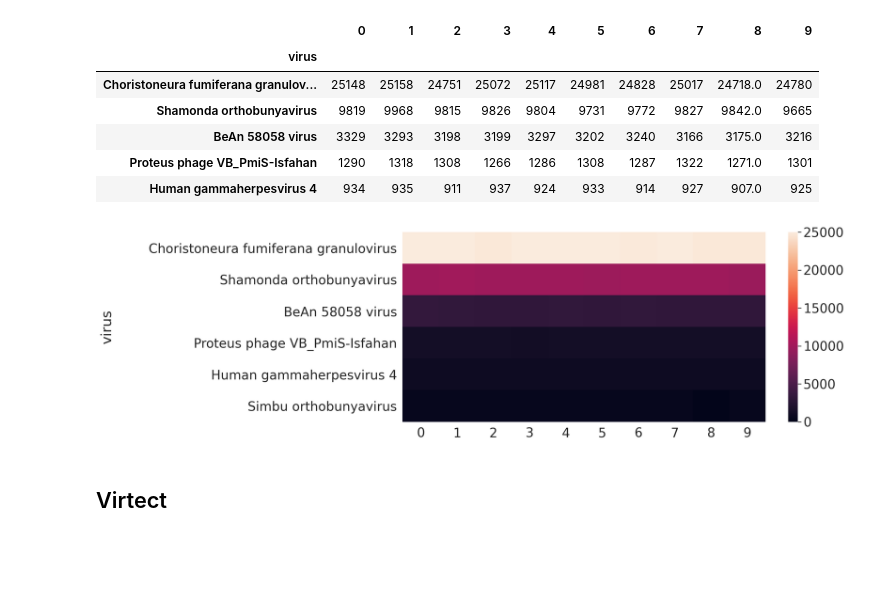
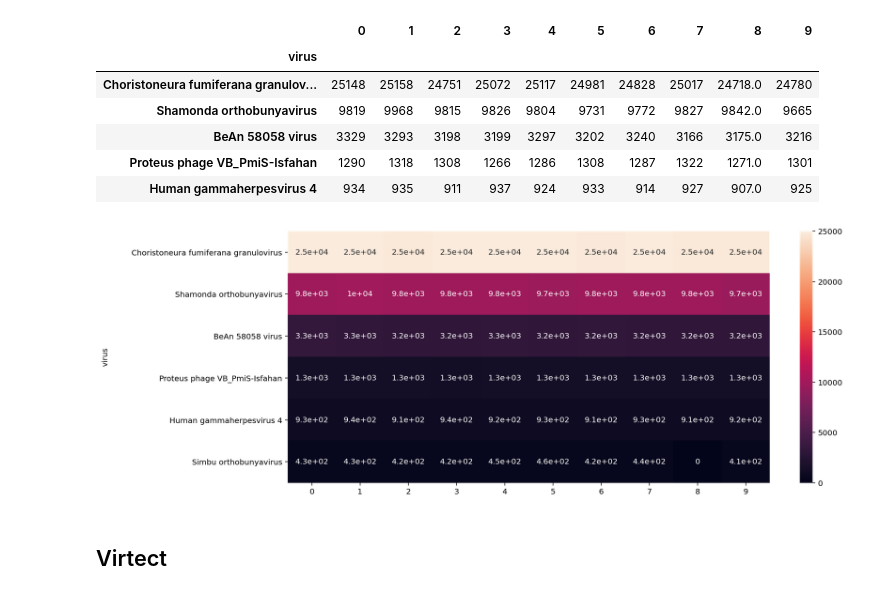
Before and after one commit to yyoshiaki/VIRTUS_Manuscript, a Jupyter notebook: EB_PNAS/benchmark/benchmark.ipynb, the cells around one changed output. Saved outputs shown, nothing was run; the diff lists cells and outputs as text; code cells hidden in the pictures; blank space fills up the shorter version.

```diff
--- a/EB_PNAS/benchmark/benchmark.ipynb
+++ b/EB_PNAS/benchmark/benchmark.ipynb
@@ -19,6 +19,8 @@ list_samples = [str(i) for i in range(10)]
 list_samples
 # %% [output]
 ['0', '1', '2', '3', '4', '5', '6', '7', '8', '9']
+# %%
+s = list_samples[0]
 # %%
 for i,s in enumerate(list_samples):
     d = pd.read_csv('subsample_{}/virus.counts.final.tsv'.format(s), sep='\t')
@@ -44,8 +45,7 @@ df_virtus.head()
 | NC_007605.1_Human_herpesvirus_4_c... | 1883 | 1738 | 1714 | 1588 | 1551 | 1719 | 1667 | 1764 | 1820 | 1550 |
 # %%
 plt.figure(figsize=(14,6))
-sns.heatmap(df_virtus, vmin=0, vmax=2000, annot=False)
-sns.set(font_scale=2)
+sns.heatmap(df_virtus, vmin=0, vmax=2000, annot=True)
 plt.yticks(rotation=0)
 plt.savefig('VIRTUS_heatmap.pdf', bbox_inches='tight')
 # %% [output]
@@ -80,11 +80,10 @@ df_kraken2.head()
 | Human gammaherpesvirus 4 | 934 | 935 | 911 | 937 | 924 | 933 | 914 | 927 | 907.0 | 925 |
 # %%
 plt.figure(figsize=(14,6))
-sns.heatmap(df_kraken2, vmin=0, vmax=25000, annot=False)
-sns.set(font_scale=2)
+sns.heatmap(df_kraken2, vmin=0, vmax=25000, annot=True)
 plt.savefig('kraken2_heatmap.pdf', bbox_inches='tight')
 # %% [output]
-[figure, old version]
+[figure, new version]
 # %% [markdown]
 ## Virtect
 # %%
```
Also changed, not shown: parts of 4 cells of this notebook, 2 other files.
